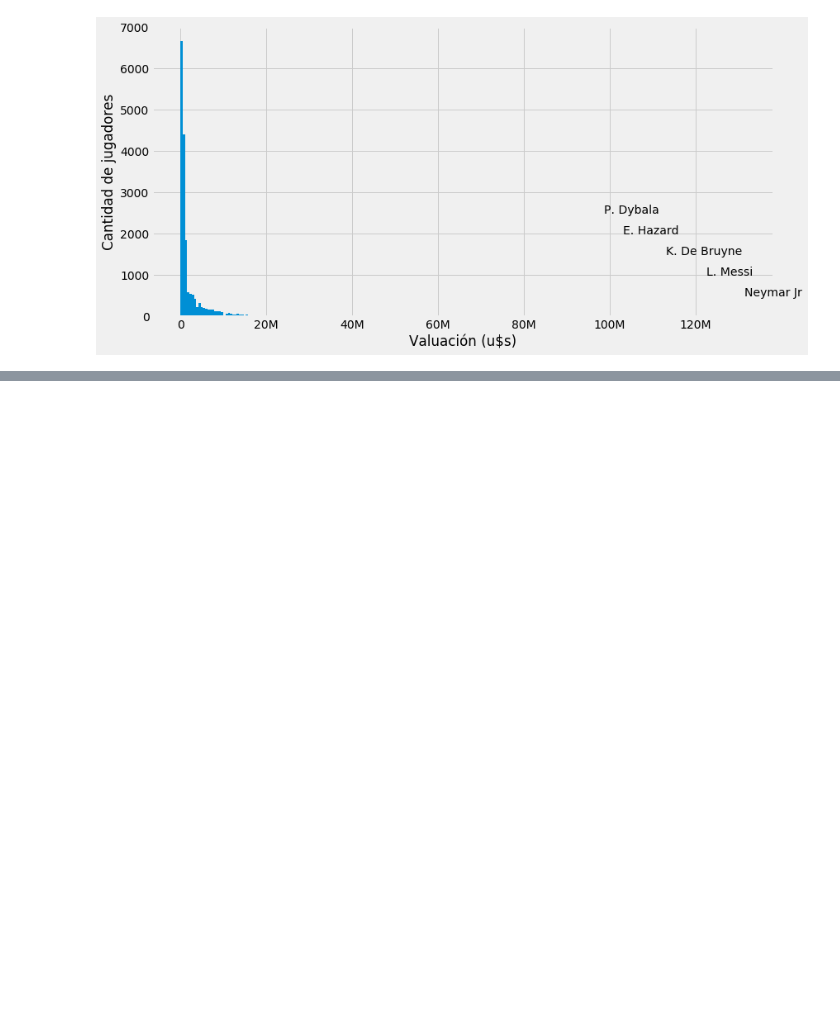
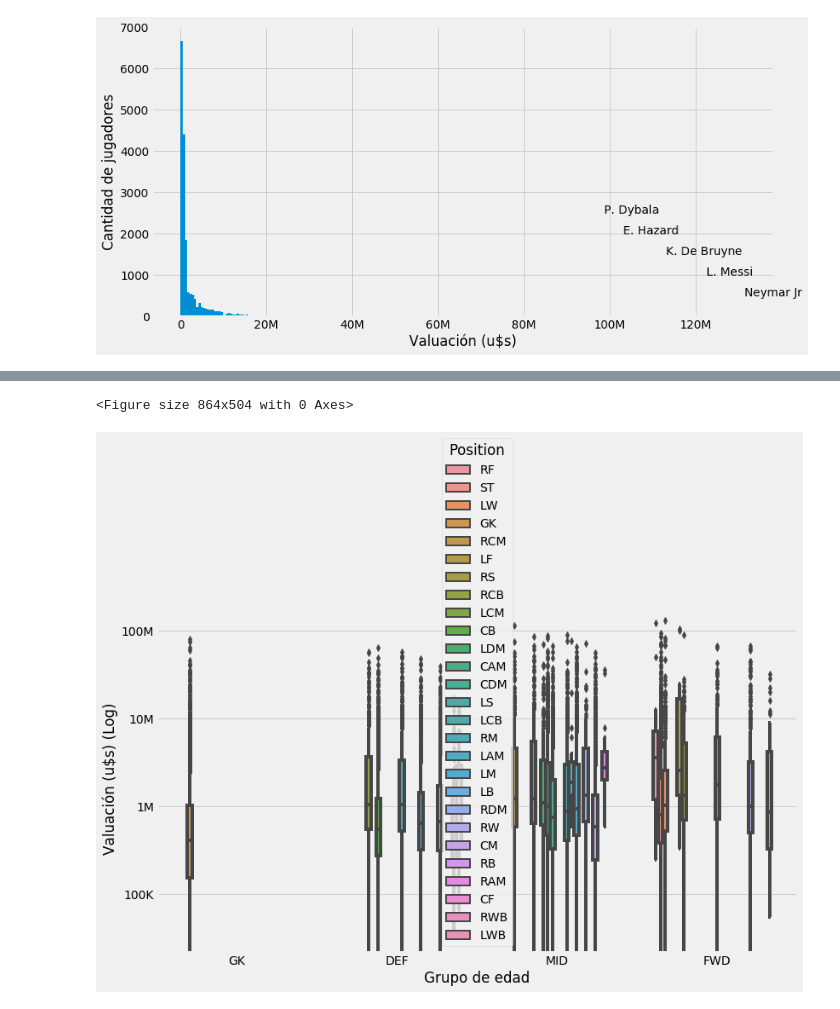
Before and after one commit to raulcarlomagno/dmuba-especializacion-futbol, a Jupyter notebook: main.ipynb, the cells around one changed output, grey strips where cells are left out. Cells and saved outputs as stored; diff of their text form; code cells hidden in the pictures; blank space fills up the shorter version.

```diff
--- a/main.ipynb
+++ b/main.ipynb
@@ -333,0 +385,18 @@ ax.xaxis.set_major_formatter(ticker.FuncFormatter(reformat_large_tick_values));
+# %%
+plt.figure(figsize=(12, 7))
+f, ax = plt.subplots(figsize=(12, 7))
+#ax.set_title('Mean Loans given by Kiva, by Country and Gender')
+ax.set_yscale("log")
+
+sns.boxplot(x="Position Group", y="Value", data=df, order=["GK", "DEF", "MID", "FWD"])
+
+ax.set_xlabel('Grupo de edad')
+ax.set_ylabel('Valuación (u$s) (Log)')
+
+#fmt = '${x:,.0f}'
+#tick = ticker.StrMethodFormatter(fmt)
+#ax.yaxis.set_major_formatter(reformat_large_tick_values)
+ax.yaxis.set_major_formatter(ticker.FuncFormatter(reformat_large_tick_values));
+# %% [output]
+<Figure size 864x504 with 0 Axes>
+[figure, added]
```
Also changed, not shown: parts of 9 cells of this notebook.
